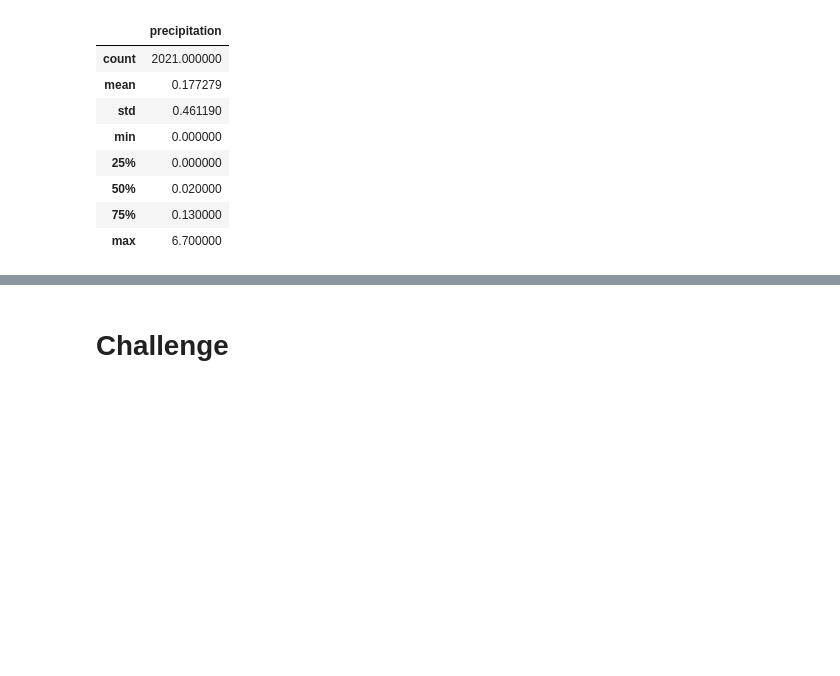
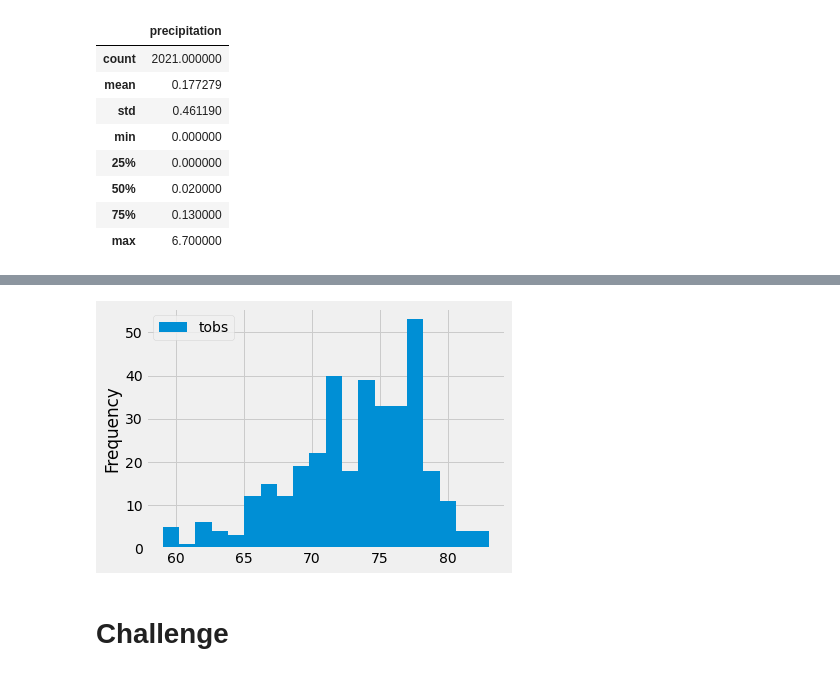
Before and after one commit to jacoblgarrison/surfs_up, a Jupyter notebook: climate_analysis.ipynb, the cells around one changed output, grey strips where cells are left out. Cells and saved outputs as stored; diff of their text form; code cells hidden in the pictures; blank space fills up the shorter version.

```diff
--- a/climate_analysis.ipynb
+++ b/climate_analysis.ipynb
@@ -183,3 +251,8 @@ df.describe()
+# %%
+df.plot.hist(bins=20)
+plt.tight_layout()
+# %% [output]
+[figure, added]
 # %%
 # Write a function called `calc_temps` that will accept start date and end date in the format '%Y-%m-%d'
 # and return the minimum, average, and maximum temperatures for that range of dates
```
Also changed, not shown: parts of 8 cells of this notebook.
